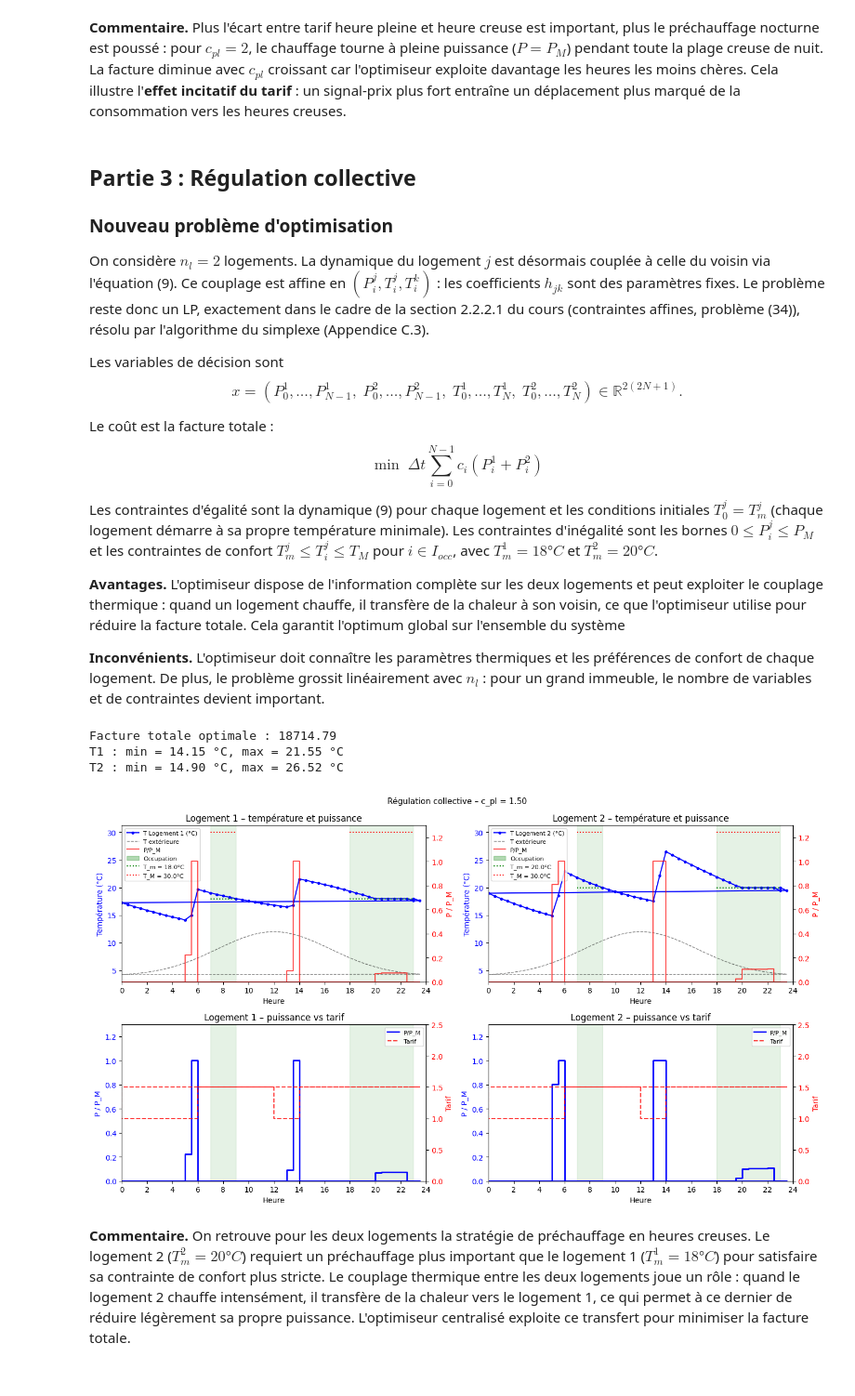
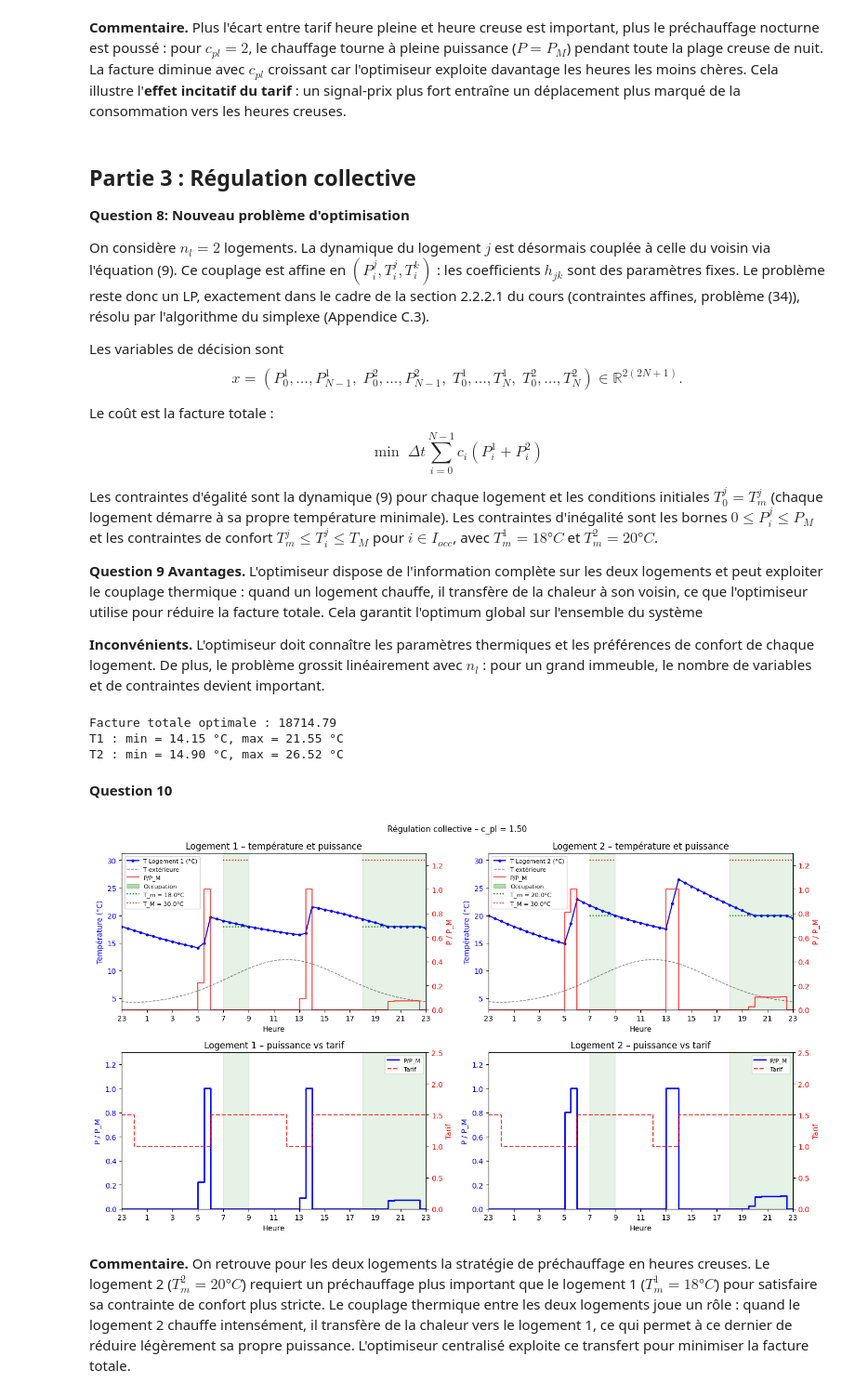
Before and after one commit to AymenP25/ProjetOptim, a Jupyter notebook: Abada_BenCheikh_Desrame_OptimGR2.ipynb, the cells around one changed output. Shown at 93% size. Drawn from its saved outputs; the diff is of its cells as text; code cells hidden in the pictures.

```diff
--- a/Abada_BenCheikh_Desrame_OptimGR2.ipynb
+++ b/Abada_BenCheikh_Desrame_OptimGR2.ipynb
@@ -274,7 +276,7 @@ plt.show()
 
 ## Partie 3 : Régulation collective
 
-### Nouveau problème d'optimisation
+**Question 8: Nouveau problème d'optimisation**
 
 On considère $n_l = 2$ logements. La dynamique du logement $j$ est désormais couplée à celle du voisin via l'équation (9). Ce couplage est affine en $(P^j_i, T^j_i, T^k_i)$ : les coefficients $h_{jk}$ sont des paramètres fixes. Le problème reste donc un LP, exactement dans le cadre de la section 2.2.2.1 du cours (contraintes affines, problème (34)), résolu par l'algorithme du simplexe (Appendice C.3).
 
@@ -286,7 +288,7 @@ $$\min \; \Delta t \sum_{i=0}^{N-1} c_i \left(P^1_i + P^2_i\right)$$
 
 Les contraintes d'égalité sont la dynamique (9) pour chaque logement et les conditions initiales $T^j_0 = T^j_m$ (chaque logement démarre à sa propre température minimale). Les contraintes d'inégalité sont les bornes $0 \leq P^j_i \leq P_M$ et les contraintes de confort $T^j_m \leq T^j_i \leq T_M$ pour $i \in I_{occ}$, avec $T^1_m = 18°C$ et $T^2_m = 20°C$.
 
-
+**Question 9**
 **Avantages.** L'optimiseur dispose de l'information complète sur les deux logements et peut exploiter le couplage thermique : quand un logement chauffe, il transfère de la chaleur à son voisin, ce que l'optimiseur utilise pour réduire la facture totale. Cela garantit l'optimum global sur l'ensemble du système
 
 **Inconvénients.** L'optimiseur doit connaître les paramètres thermiques et les préférences de confort de chaque logement. De plus, le problème grossit linéairement avec $n_l$ : pour un grand immeuble, le nombre de variables et de contraintes devient important.
@@ -389,20 +391,32 @@ print(f"T2 : min = {T2_opt.min():.2f} °C, max = {T2_opt.max():.2f} °C")
 Facture totale optimale : 18714.79
 T1 : min = 14.15 °C, max = 21.55 °C
 T2 : min = 14.90 °C, max = 26.52 °C
+# %% [markdown]
+**Question 10**
 # %%
 def plot_resultats(P1_sol, P2_sol, T1_sol, T2_sol, c_pl_val):
     c_tarif_loc = np.array([c_cr if heure_creuse(t[i]) else c_pl_val for i in range(N + 1)])
     P1_plot = np.append(P1_sol, 0.0)
     P2_plot = np.append(P2_sol, 0.0)
 
+    # Abscisses monotones pour l'affichage (sans modulo 24)
+    t_plot = np.array([t0 + i * dt for i in range(N + 1)])
+    t_end  = t0 + N * dt          # = 47.0
+    # Ticks : heures "réelles" de 0 à 48, labels ramenés modulo 24
+    tick_vals  = list(range(int(t0), int(t_end) + 2, 2))
+    tick_lbls  = [str(v % 24) for v in tick_vals]
+
     fig, axes = plt.subplots(2, 2, figsize=(14, 8))
     fig.suptitle(f'Régulation collective – c_pl = {c_pl_val:.2f}', fontsize=11)
 
     for ax in axes.flat:
-        for ts, te in [(7, 9), (18, 23)]:
-            ax.axvspan(ts, te, alpha=0.10, color='green')
-        ax.set_xticks(range(0, 25, 2))
-        ax.set_xlim(0, 24)
+        # Plages d'occupation exprimées en heures réelles
+        for ts, te in [(7, 9), (18, 23), (31, 33), (42, 47)]:
+            if ts < t_end and te > t0:
+                ax.axvspan(max(ts, t0), min(te, t_end), alpha=0.10, color='green')
+        ax.set_xticks(tick_vals)
+        ax.set_xticklabels(tick_lbls)
+        ax.set_xlim(t0, t_end)
         ax.set_xlabel('Heure')
 
     occ_patch = mpatches.Patch(color='green', alpha=0.3, label="Occupation")
@@ -412,46 +426,47 @@ def plot_resultats(P1_sol, P2_sol, T1_sol, T2_sol, c_pl_val):
         (T2_sol, P2_plot, T_m2, 'Logement 2')
     ]):
         ax = axes[0, idx]
-        ax.plot(t, T_sol, 'b-o', markersize=3, label=f'T {label} (°C)')
-        ax.plot(t, T_ext, 'k--', linewidth=1, alpha=0.5, label='T extérieure')
-        for ts, te in [(7, 9), (18, 23)]:
-            ax.hlines(T_m, ts, te, colors='green', linestyles=':', linewidth=1.5)
-            ax.hlines(T_M, ts, te, colors='red',   linestyles=':', linewidth=1.5)
+        ax.plot(t_plot, T_sol, 'b-o', markersize=3, label=f'T {label} (°C)')
+        ax.plot(t_plot, T_ext, 'k--', linewidth=1, alpha=0.5, label='T extérieure')
+        for ts, te in [(7, 9), (18, 23), (31, 33), (42, 47)]:
+            if ts < t_end and te > t0:
+                ax.hlines(T_m, max(ts, t0), min(te, t_end), colors='green', linestyles=':', linewidth=1.5)
+                ax.hlines(T_M, max(ts, t0), min(te, t_end), colors='red',   linestyles=':', linewidth=1.5)
         ax.set_ylabel('Température (°C)', color='b')
         ax.tick_params(axis='y', labelcolor='b')
         ax2 = ax.twinx()
-        ax2.step(t, P_plot / P_M, 'r-', where='post', linewidth=1.5, alpha=0.7, label='P/P_M')
+        ax2.step(t_plot, P_plot / P_M, 'r-', where='post', linewidth=1.5, alpha=0.7, label='P/P_M')
         ax2.set_ylabel('P / P_M', color='r')
         ax2.tick_params(axis='y', labelcolor='r')
         ax2.set_ylim(0, 1.3)
         lines1, _ = ax.get_legend_handles_labels()
         lines2, _ = ax2.get_legend_handles_labels()
         Tm_line = plt.Line2D([0], [0], color='green', linestyle=':', label=f'T_m = {T_m}°C')
         TM_line = plt.Line2D([0], [0], color='red',   linestyle=':', label=f'T_M = {T_M}°C')
         ax.legend(handles=lines1 + lines2 + [occ_patch, Tm_line, TM_line], fontsize=8, loc='upper left')
         ax.set_title(f'{label} – température et puissance')
 
         ax = axes[1, idx]
-        ax.step(t, P_plot / P_M, 'b-', where='post', linewidth=2, label='P/P_M')
+        ax.step(t_plot, P_plot / P_M, 'b-', where='post', linewidth=2, label='P/P_M')
         ax.set_ylabel('P / P_M', color='b')
         ax.tick_params(axis='y', labelcolor='b')
         ax.set_ylim(0, 1.3)
         ax2 = ax.twinx()
-        ax2.step(t, c_tarif_loc, 'r--', where='post', linewidth=1.5, alpha=0.8, label='Tarif')
+        ax2.step(t_plot, c_tarif_loc, 'r--', where='post', linewidth=1.5, alpha=0.8, label='Tarif')
         ax2.set_ylabel('Tarif', color='r')
         ax2.tick_params(axis='y', labelcolor='r')
         ax2.set_ylim(0, 2.5)
         lines1, _ = ax.get_legend_handles_labels()
         lines2, _ = ax2.get_legend_handles_labels()
         ax.legend(handles=lines1 + lines2, fontsize=8, loc='upper right')
         ax.set_title(f'{label} – puissance vs tarif')
 
     plt.tight_layout()
     plt.show()
 
 plot_resultats(P1_opt, P2_opt, T1_opt, T2_opt, c_pl)
 # %% [output]
-[figure, old version]
+[figure, new version]
 # %% [markdown]
 **Commentaire.** On retrouve pour les deux logements la stratégie de préchauffage en heures creuses. Le logement 2 ($T^2_m = 20°C$) requiert un préchauffage plus important que le logement 1 ($T^1_m = 18°C$) pour satisfaire sa contrainte de confort plus stricte. Le couplage thermique entre les deux logements joue un rôle : quand le logement 2 chauffe intensément, il transfère de la chaleur vers le logement 1, ce qui permet à ce dernier de réduire légèrement sa propre puissance. L'optimiseur centralisé exploite ce transfert pour minimiser la facture totale.
 # %%
```
Also changed, not shown: parts of 3 cells of this notebook.
